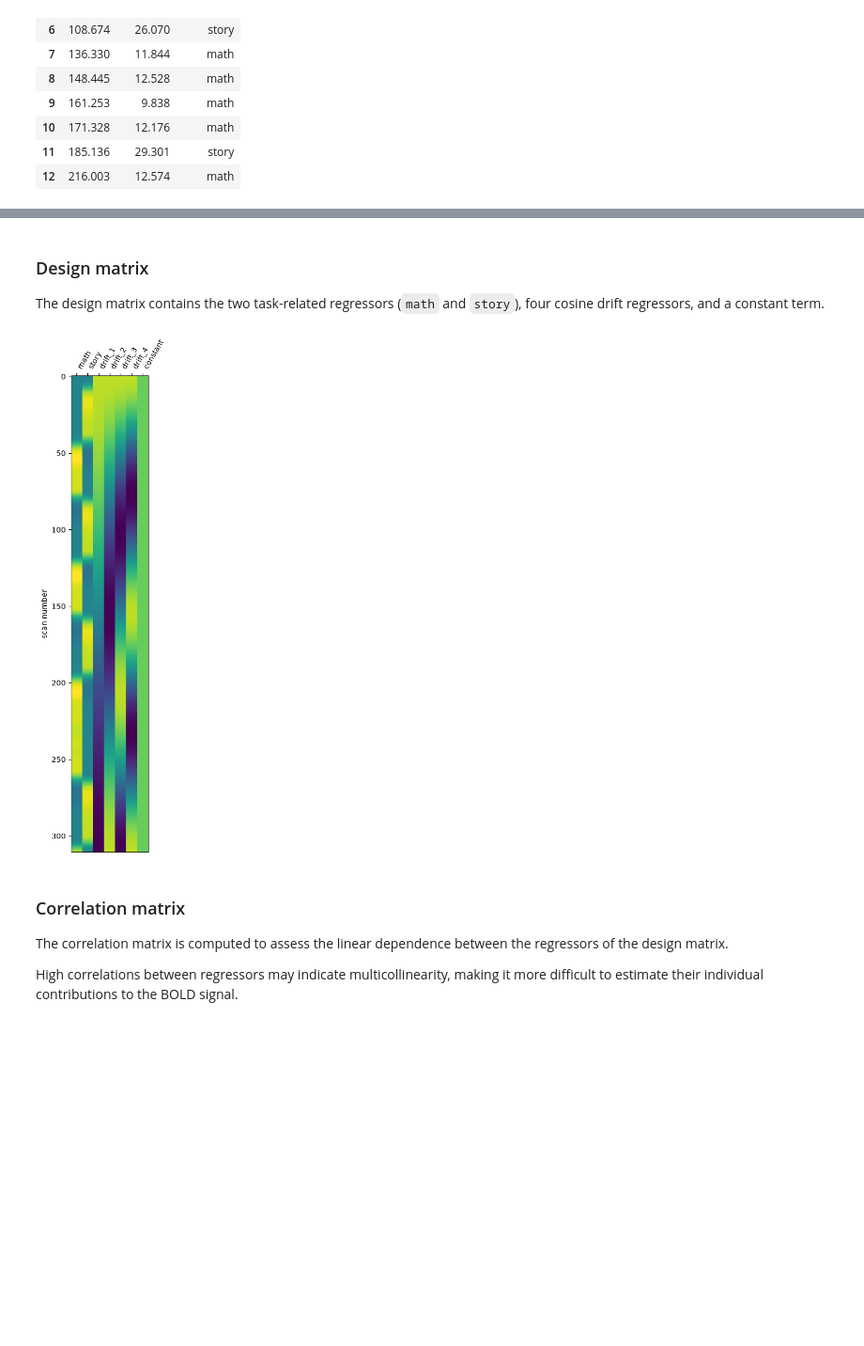
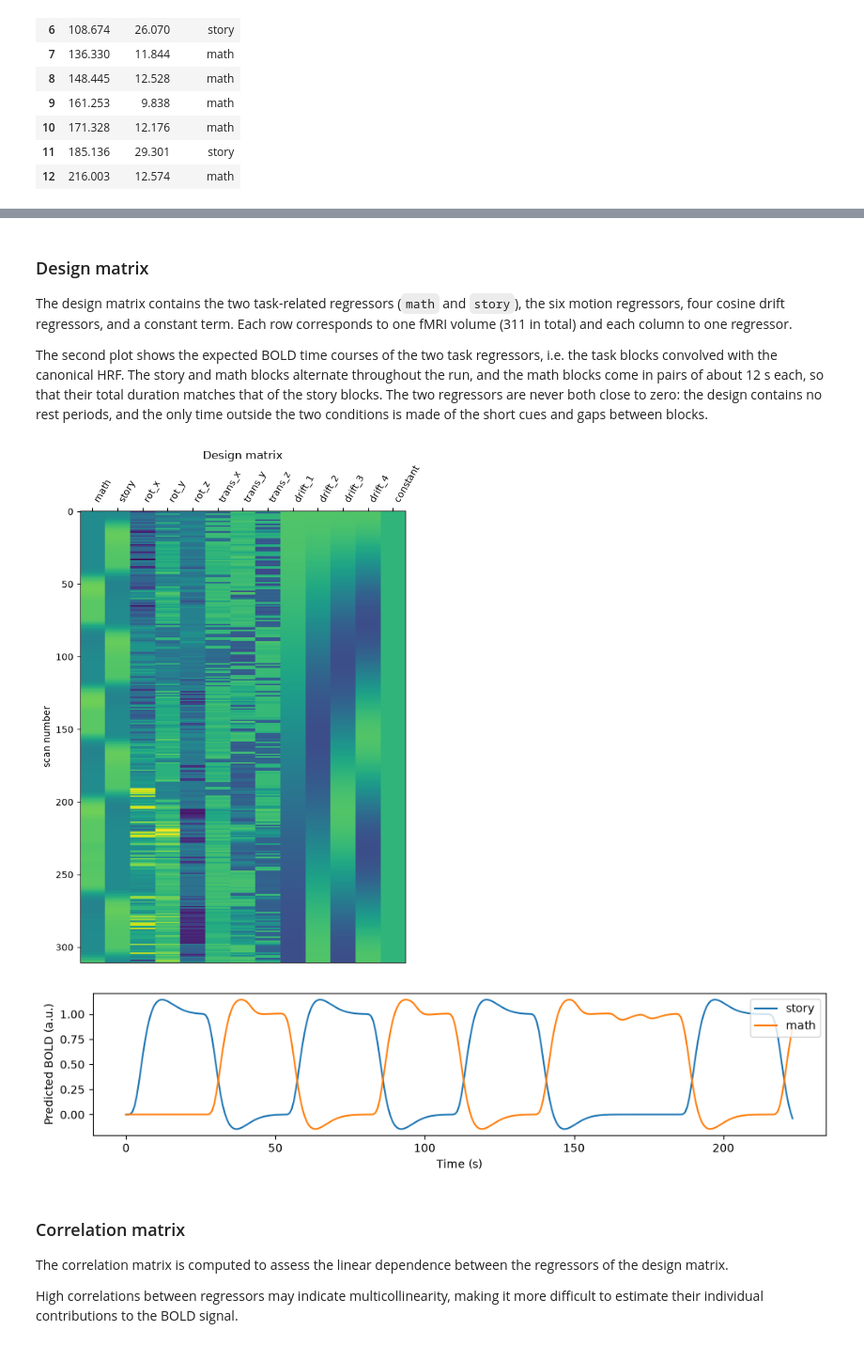
Before and after one commit to camillaberti/miniproject_nssp1, a Jupyter notebook: glm.ipynb, the cells around one changed output, grey strips where cells are left out. Shown at 94% size. Drawn from its saved outputs; the diff is of its cells as text; code cells hidden in the pictures; blank space fills up the shorter version.

```diff
--- a/glm.ipynb
+++ b/glm.ipynb
@@ -115,4 +119,11 @@ attributed to the experimental conditions.
 # %%
+# Motion parameters estimated by MCFLIRT (one row per volume, 311 volumes)
+motion_names = ['rot_x', 'rot_y', 'rot_z', 'trans_x', 'trans_y', 'trans_z']
+motion = pd.DataFrame(
+    np.loadtxt(op.join(derivatives_func, 'tfMRI_LANGUAGE_LR_moco.par')),
+    columns=motion_names
+)
+
 # Specify the GLM
 fmri_glm = FirstLevelModel(
     t_r=tr,
@@ -123,21 +134,36 @@ fmri_glm = FirstLevelModel(
     high_pass=0.01
 )
 
-# Fit the GLM
-fmri_glm = fmri_glm.fit(fmri_img, events_glm)
+# Fit the GLM (motion parameters added as confound regressors)
+fmri_glm = fmri_glm.fit(fmri_img, events_glm, confounds=motion)
 # %% [markdown]
 ### Design matrix
 
-The design matrix contains the two task-related regressors (`math` and
-`story`), four cosine drift regressors, and a constant term.
+The design matrix contains the two task-related regressors (`math` and `story`), the six motion regressors, four cosine drift regressors, and a constant term. Each row corresponds to one fMRI volume (311 in total) and each column to one regressor.
+
+The second plot shows the expected BOLD time courses of the two task regressors, i.e. the task blocks convolved with the canonical HRF. The story and math blocks alternate throughout the run, and the math blocks come in pairs of about 12 s each, so that their total duration matches that of the story blocks. The two regressors are never both close to zero: the design contains no rest periods, and the only time outside the two conditions is made of the short cues and gaps between blocks.
 # %%
 # Extract and visualize the design matrix
 design_matrix = fmri_glm.design_matrices_[0]
 
-plot_design_matrix(design_matrix)
+fig, ax = plt.subplots(figsize=(6, 8))
+plot_design_matrix(design_matrix, ax=ax)
+ax.set_title('Design matrix', fontsize=12)
+plt.tight_layout()
 plt.show()
+
+# Expected BOLD time courses of the two task regressors
+fig, ax = plt.subplots(figsize=(10, 2.5))
+frame_times = np.arange(n_scans) * tr
+ax.plot(frame_times, design_matrix['story'], label='story')
+ax.plot(frame_times, design_matrix['math'], label='math')
+ax.set(xlabel='Time (s)', ylabel='Predicted BOLD (a.u.)')
+ax.legend(loc='upper right')
+plt.tight_layout()
+plt.show()
 # %% [output]
-[figure, old version]
+[figure, new version]
+[figure, added]
 # %% [markdown]
 ### Correlation matrix
 
```
Also changed, not shown: parts of 14 cells of this notebook.
